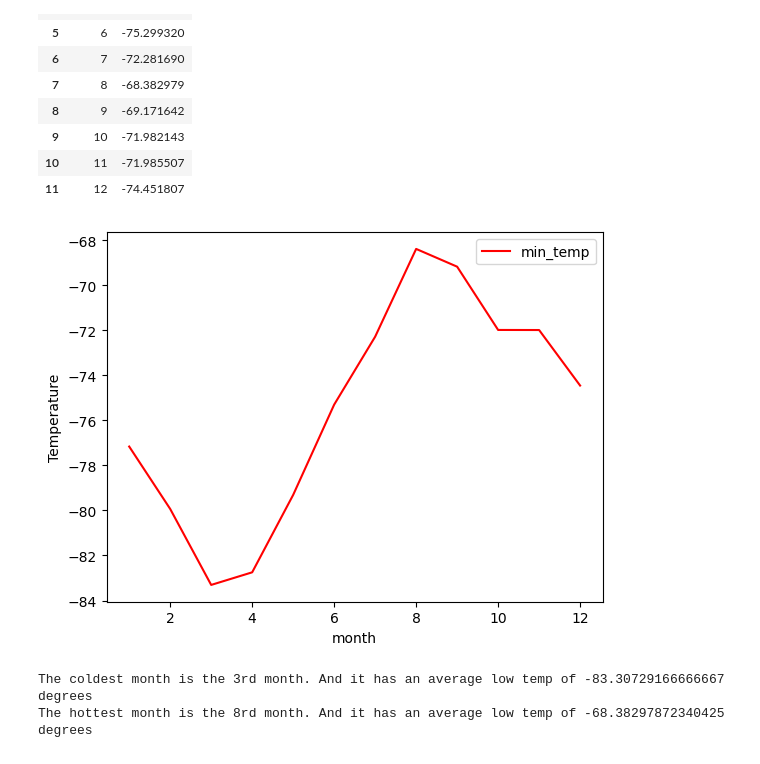
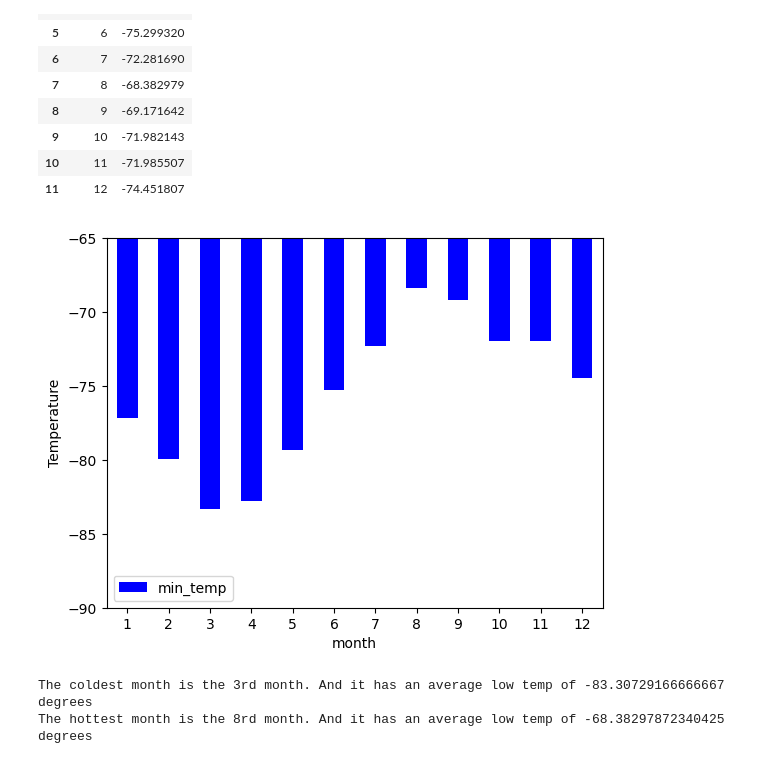
Before and after one commit to DanDreger/scraping_mars, a Jupyter notebook: part_2_mars_weather.ipynb, the cells around one changed output. Saved outputs shown, nothing was run; the diff lists cells and outputs as text; code cells hidden in the pictures.

```diff
--- a/part_2_mars_weather.ipynb
+++ b/part_2_mars_weather.ipynb
@@ -223,11 +219,12 @@ months_low_temps
 | 11 | 12 | -74.451807 |
 # %%
 # Plot the average temperature by month
-months_low_temps.plot(kind='line',x='month',y='min_temp',color='red')
+months_low_temps.plot(kind='bar',x='month',y='min_temp',color='blue', ylim=(-90,-65))
 plt.ylabel("Temperature")
+plt.xticks(rotation=0)
 plt.show()
 # %% [output]
-[figure, old version]
+[figure, new version]
 # %%
 # Identify the coldest and hottest months in Curiosity's location
 #coldest_month_temp = months['min_temp'].min()
```
Also changed, not shown: parts of 2 cells of this notebook.
